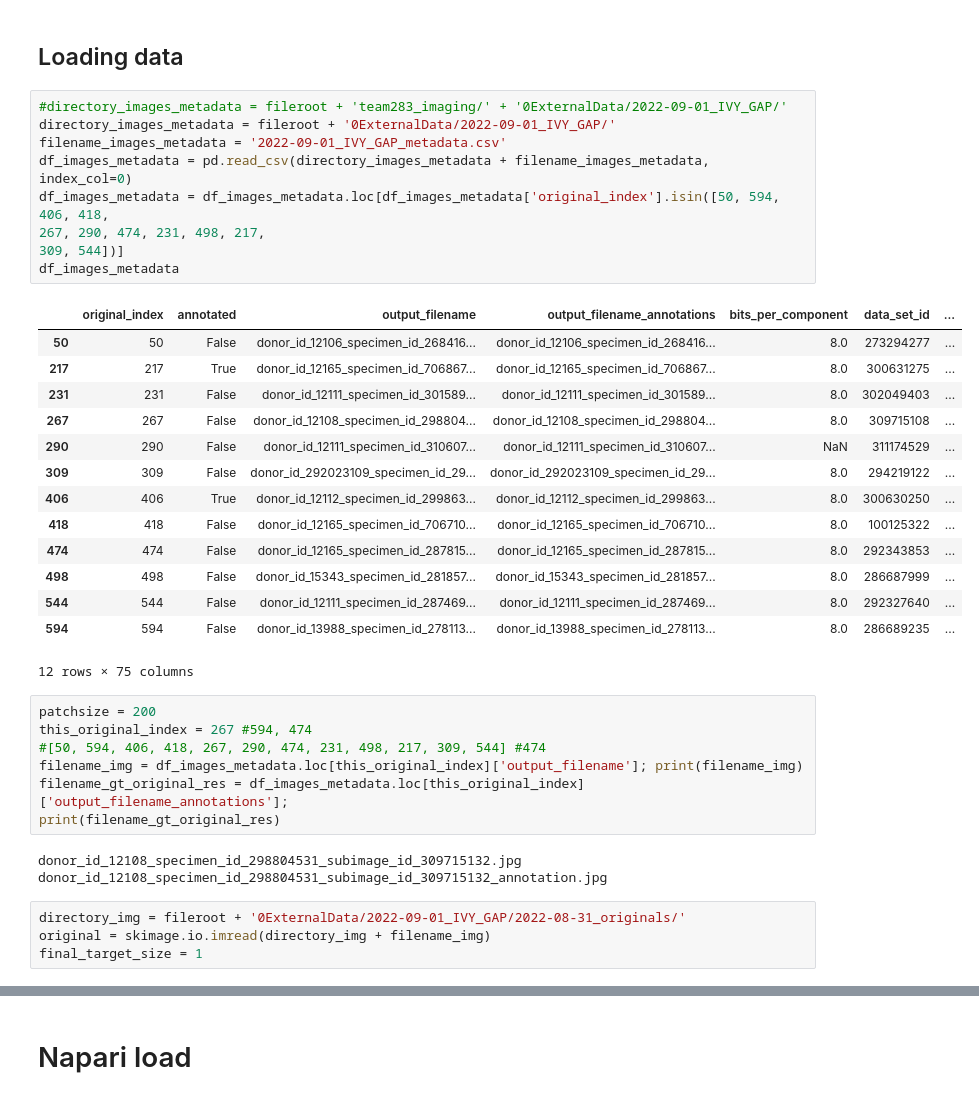
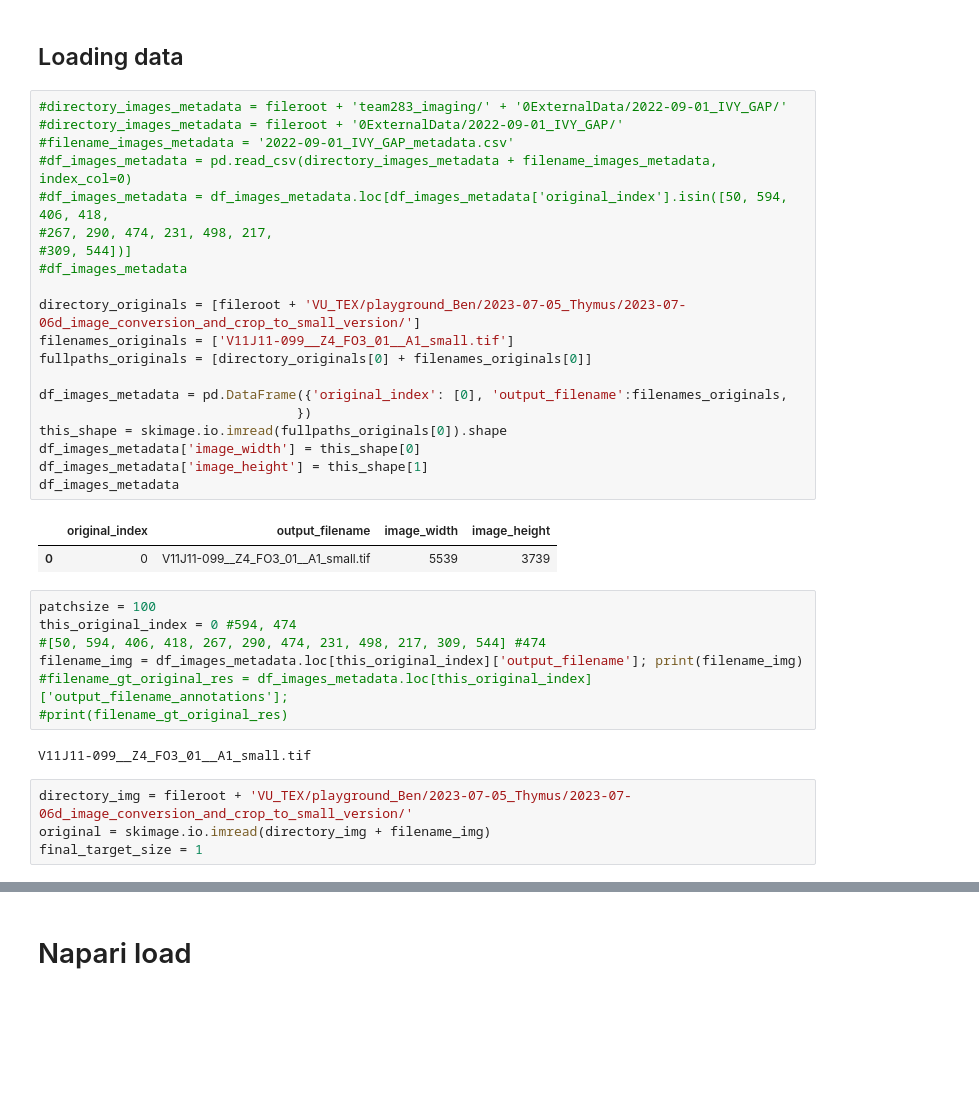
Before and after one commit to spectralnanodiamond/ImageTextureFinder, a Jupyter notebook: 2022-11-10d_View_cluster_masks_in_napari.ipynb, the cells around one changed output, grey strips where cells are left out. Saved outputs shown, nothing was run; the diff lists cells and outputs as text; blank space fills up the shorter version.

```diff
--- a/2022-11-10d_View_cluster_masks_in_napari.ipynb
+++ b/2022-11-10d_View_cluster_masks_in_napari.ipynb
@@ -135,40 +136,38 @@ array([[0.50196078, 0.50196078, 0.50196078],
 ## Loading data
 # %%
 #directory_images_metadata = fileroot + 'team283_imaging/' + '0ExternalData/2022-09-01_IVY_GAP/'
-directory_images_metadata = fileroot + '0ExternalData/2022-09-01_IVY_GAP/'
-filename_images_metadata = '2022-09-01_IVY_GAP_metadata.csv'
-df_images_metadata = pd.read_csv(directory_images_metadata + filename_images_metadata, index_col=0)
-df_images_metadata = df_images_metadata.loc[df_images_metadata['original_index'].isin([50, 594, 406, 418,
-267, 290, 474, 231, 498, 217,
-309, 544])]
+#directory_images_metadata = fileroot + '0ExternalData/2022-09-01_IVY_GAP/'
+#filename_images_metadata = '2022-09-01_IVY_GAP_metadata.csv'
+#df_images_metadata = pd.read_csv(directory_images_metadata + filename_images_metadata, index_col=0)
+#df_images_metadata = df_images_metadata.loc[df_images_metadata['original_index'].isin([50, 594, 406, 418,
+#267, 290, 474, 231, 498, 217,
+#309, 544])]
+#df_images_metadata
+
+directory_originals = [fileroot + 'VU_TEX/playground_Ben/2023-07-05_Thymus/2023-07-06d_image_conversion_and_crop_to_small_version/']
+filenames_originals = ['V11J11-099__Z4_FO3_01__A1_small.tif']
+fullpaths_originals = [directory_originals[0] + filenames_originals[0]]
+
+df_images_metadata = pd.DataFrame({'original_index': [0], 'output_filename':filenames_originals,
+                                 })
+this_shape = skimage.io.imread(fullpaths_originals[0]).shape
+df_images_metadata['image_width'] = this_shape[0]
+df_images_metadata['image_height'] = this_shape[1]
 df_images_metadata
 # %% [output]
-|  | original_index | annotated | output_filename | output_filename_annotations | bits_per_component | data_set_id | ... |
-| 50 | 50 | False | donor_id_12106_specimen_id_268416... | donor_id_12106_specimen_id_268416... | 8.0 | 273294277 | ... |
-| 217 | 217 | True | donor_id_12165_specimen_id_706867... | donor_id_12165_specimen_id_706867... | 8.0 | 300631275 | ... |
-| 231 | 231 | False | donor_id_12111_specimen_id_301589... | donor_id_12111_specimen_id_301589... | 8.0 | 302049403 | ... |
-| 267 | 267 | False | donor_id_12108_specimen_id_298804... | donor_id_12108_specimen_id_298804... | 8.0 | 309715108 | ... |
-| 290 | 290 | False | donor_id_12111_specimen_id_310607... | donor_id_12111_specimen_id_310607... | NaN | 311174529 | ... |
-| 309 | 309 | False | donor_id_292023109_specimen_id_29... | donor_id_292023109_specimen_id_29... | 8.0 | 294219122 | ... |
-| 406 | 406 | True | donor_id_12112_specimen_id_299863... | donor_id_12112_specimen_id_299863... | 8.0 | 300630250 | ... |
-| 418 | 418 | False | donor_id_12165_specimen_id_706710... | donor_id_12165_specimen_id_706710... | 8.0 | 100125322 | ... |
-| 474 | 474 | False | donor_id_12165_specimen_id_287815... | donor_id_12165_specimen_id_287815... | 8.0 | 292343853 | ... |
-| 498 | 498 | False | donor_id_15343_specimen_id_281857... | donor_id_15343_specimen_id_281857... | 8.0 | 286687999 | ... |
-| 544 | 544 | False | donor_id_12111_specimen_id_287469... | donor_id_12111_specimen_id_287469... | 8.0 | 292327640 | ... |
-| 594 | 594 | False | donor_id_13988_specimen_id_278113... | donor_id_13988_specimen_id_278113... | 8.0 | 286689235 | ... |
+|  | original_index | output_filename | image_width | image_height |
+| 0 | 0 | V11J11-099__Z4_FO3_01__A1_small.tif | 5539 | 3739 |
-12 rows × 75 columns
 # %%
-patchsize = 200
-this_original_index = 267 #594, 474
+patchsize = 100
+this_original_index = 0 #594, 474
 #[50, 594, 406, 418, 267, 290, 474, 231, 498, 217, 309, 544] #474
 filename_img = df_images_metadata.loc[this_original_index]['output_filename']; print(filename_img)
-filename_gt_original_res = df_images_metadata.loc[this_original_index]['output_filename_annotations'];
-print(filename_gt_original_res)
+#filename_gt_original_res = df_images_metadata.loc[this_original_index]['output_filename_annotations'];
+#print(filename_gt_original_res)
 # %% [output]
-donor_id_12108_specimen_id_298804531_subimage_id_309715132.jpg
-donor_id_12108_specimen_id_298804531_subimage_id_309715132_annotation.jpg
+V11J11-099__Z4_FO3_01__A1_small.tif
 # %%
-directory_img = fileroot + '0ExternalData/2022-09-01_IVY_GAP/2022-08-31_originals/'
+directory_img = fileroot + 'VU_TEX/playground_Ben/2023-07-05_Thymus/2023-07-06d_image_conversion_and_crop_to_small_version/'
 original = skimage.io.imread(directory_img + filename_img)
 final_target_size = 1
 # %%
```
Also changed, not shown: parts of 13 cells of this notebook.
